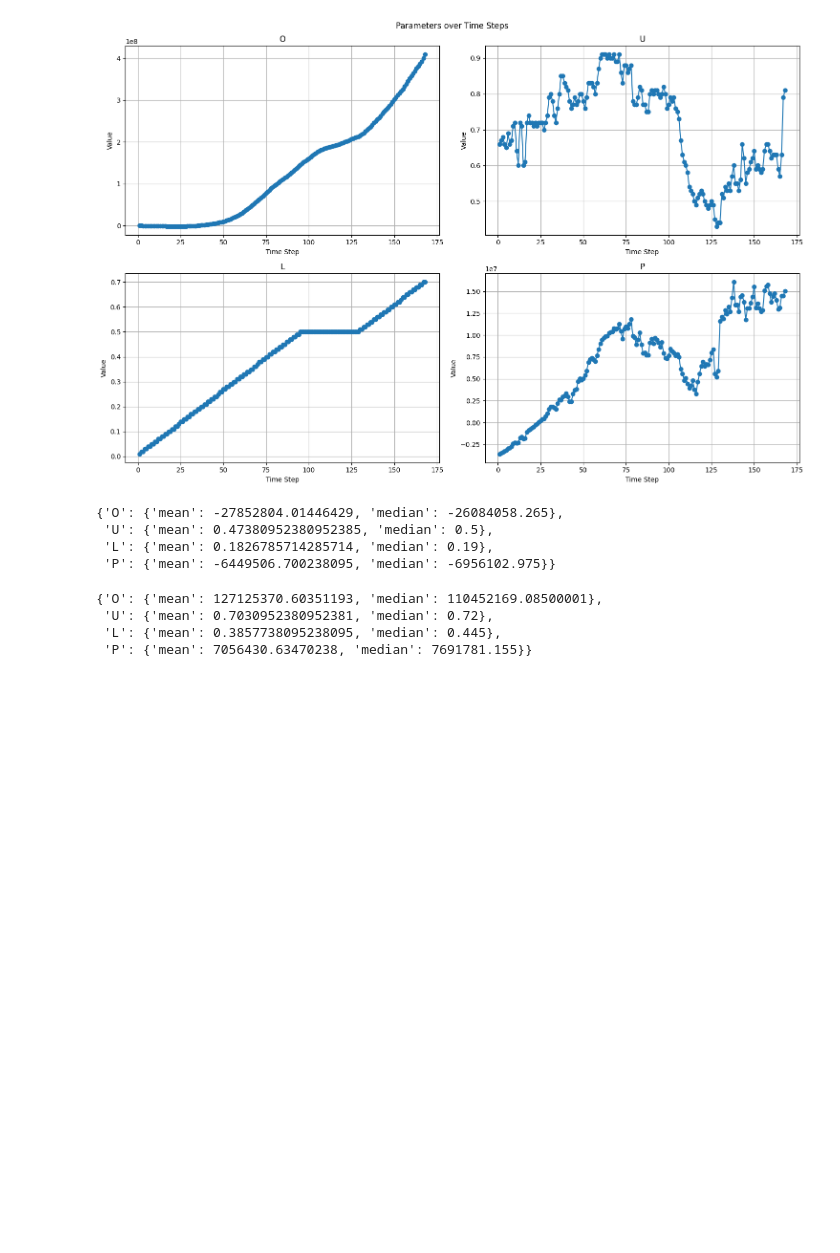
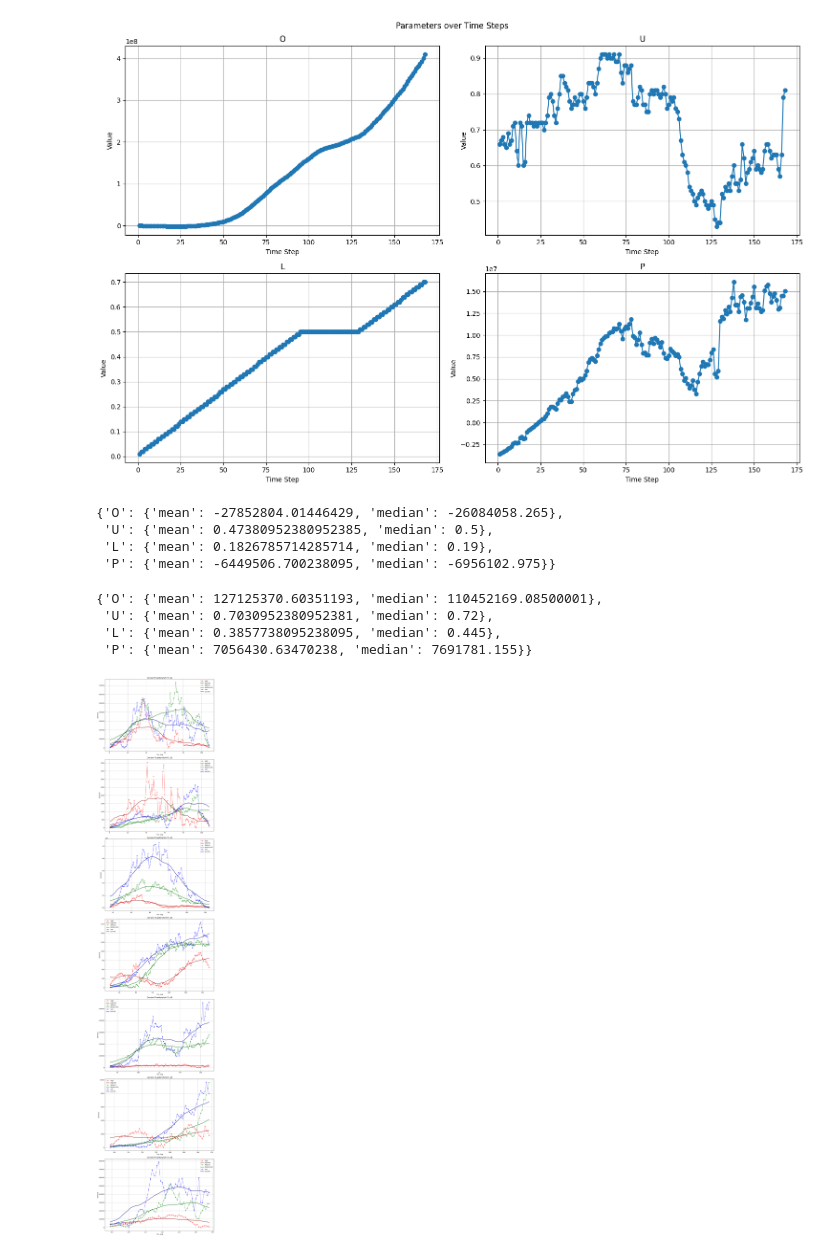
Before and after one commit to degendemolisher/Hackathon-Huawei-FiveGuys, a Jupyter notebook: analyse_data/solution_analysis.ipynb, the cells around one changed output. Cells and saved outputs as stored; diff of their text form; code cells hidden in the pictures; blank space fills up the shorter version.

Commit message:
notebooks and test data

```diff
--- a/analyse_data/solution_analysis.ipynb
+++ b/analyse_data/solution_analysis.ipynb
@@ -58,3 +59,47 @@ calculate_stats(solution_example_df)
  'U': {'mean': 0.7030952380952381, 'median': 0.72},
  'L': {'mean': 0.3857738095238095, 'median': 0.445},
  'P': {'mean': 7056430.63470238, 'median': 7691781.155}}
+# %%
+def demand_plot(actual_demand: pd.DataFrame, window_size: int = 7):
+    server_generations = actual_demand['server_generation'].unique()
+
+    # Create subplots vertically
+    fig, axes = plt.subplots(len(server_generations), 1, figsize=(12, 8 * len(server_generations)))
+    plt.subplots_adjust(left=0.2)  # Make room for check buttons
+
+    # if len(server_generations) == 1:
+    #     axes = [axes]
+
+    colors = {'high': 'red', 'medium': 'green', 'low': 'blue'}
+
+    # Plot for each server generation
+    for i, generation in enumerate(server_generations):
+        df_gen = actual_demand[actual_demand['server_generation'] == generation]
+
+        ax = axes[i]
+
+        for column in ['high', 'medium', 'low']:
+            color = colors[column]
+
+            # Plot original data
+            ax.plot(df_gen['time_step'], df_gen[column], label=f'{column.capitalize()}',
+                    color=color, marker='o', alpha=0.5)
+
+            # Calculate and plot moving average
+            moving_avg = df_gen[column].rolling(window=window_size, center=True, min_periods=1).mean()
+            ax.plot(df_gen['time_step'], moving_avg, label=f'{column.capitalize()} MA',
+                    color=f'dark{color}', linestyle='-', linewidth=2)
+
+        ax.set_title(f'Demand Trajectory for {generation}')
+        ax.set_xlabel('Time Step')
+        ax.set_ylabel('Demand')
+        ax.legend()
+        ax.grid(True)
+
+    plt.tight_layout()
+    plt.show()
+# %%
+actual_demand = pd.read_csv('../data/test_data/actual_demand_1741.csv')
+demand_plot(actual_demand, window_size=36)
+# %% [output]
+[figure, added]
```
Also changed, not shown: parts of 1 cell of this notebook, 2 other files.
